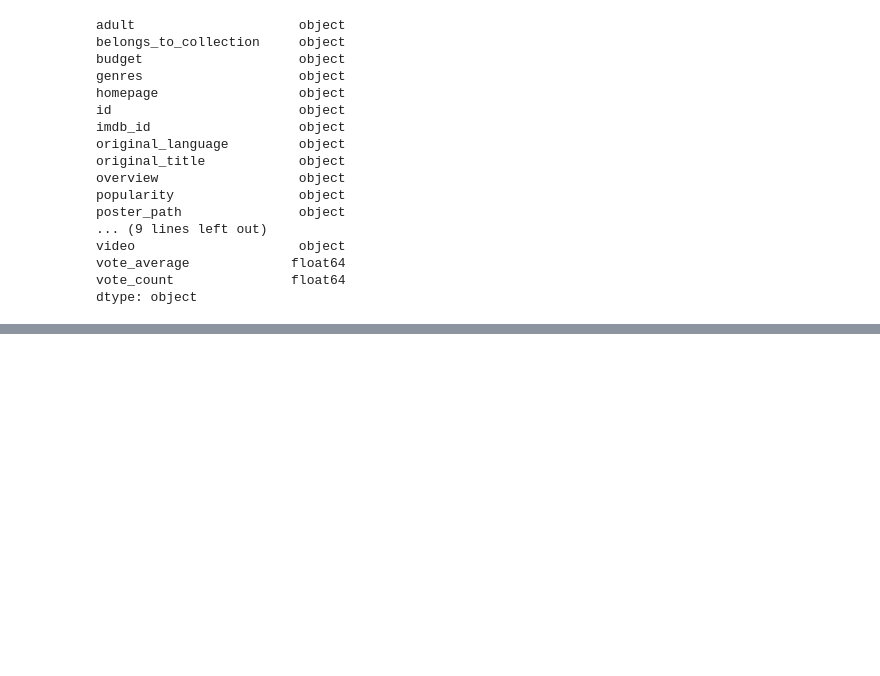
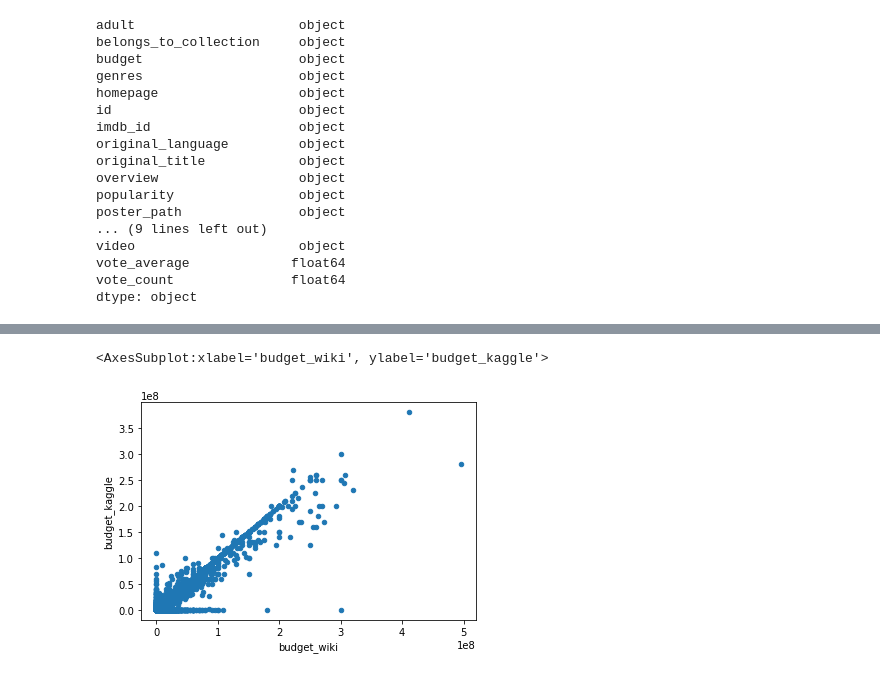
Before and after one commit to chefcramer/Movies_ETL, a Jupyter notebook: Movies_ETL.ipynb, the cells around one changed output, grey strips where cells are left out. Cells and saved outputs as stored; diff of their text form; code cells hidden in the pictures; blank space fills up the shorter version.

```diff
--- a/Movies_ETL.ipynb
+++ b/Movies_ETL.ipynb
@@ -961,0 +1049,7 @@ Name: rating, dtype: float64
+# %%
+#budget, since its also numeric a scatter plot again
+#once again, kaggle seems to be more consistant, so second verse just like the first
+movies_df.fillna(0).plot(x='budget_wiki',y='budget_kaggle', kind='scatter')
+# %% [output]
+<AxesSubplot:xlabel='budget_wiki', ylabel='budget_kaggle'>
+[figure, added]
```
Also changed, not shown: parts of 58 cells of this notebook.
